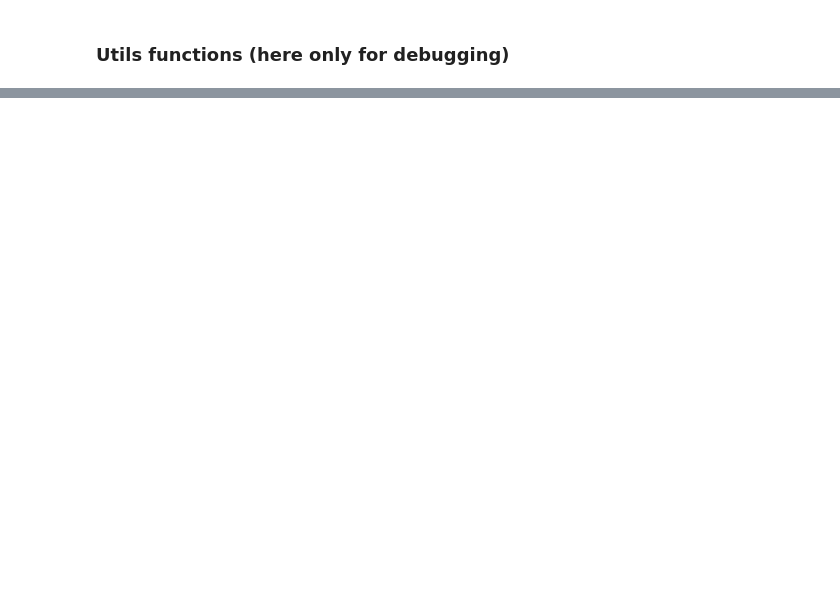
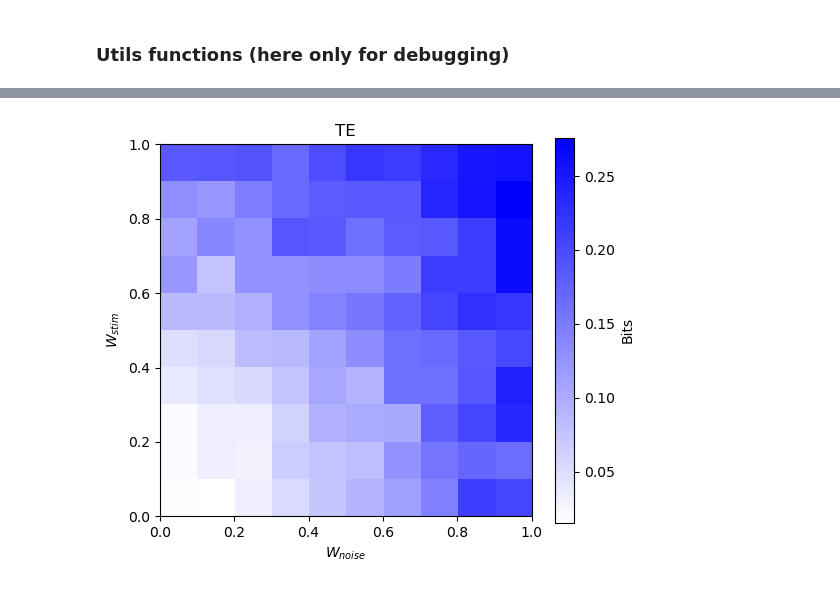
Before and after one commit to LauraRavagnani/Brain_Info_Transfer, a Jupyter notebook: sim2A.ipynb, the cells around one changed output, grey strips where cells are left out. Drawn from its saved outputs; the diff is of its cells as text; code cells hidden in the pictures; blank space fills up the shorter version.

```diff
--- a/sim2A.ipynb
+++ b/sim2A.ipynb
@@ -454,0 +477,13 @@ fit.shape
+# %%
+plt.figure(figsize=(6, 5))
+# Display the matrix using imshow.
+# 'extent' sets the axes limits and 'origin' ensures y=0 is at the bottom.
+white_blue = LinearSegmentedColormap.from_list("white_blue", ["white", "blue"])
+plt.imshow(te[0], extent=[0, 1, 0, 1], origin='lower', cmap=white_blue)
+plt.colorbar(label='Bits')
+plt.xlabel('$W_{noise}$')
+plt.ylabel('$W_{stim}$')
+plt.title('TE')
+plt.show()
+# %% [output]
+[figure, added]
```
Also changed, not shown: parts of 7 cells of this notebook.
